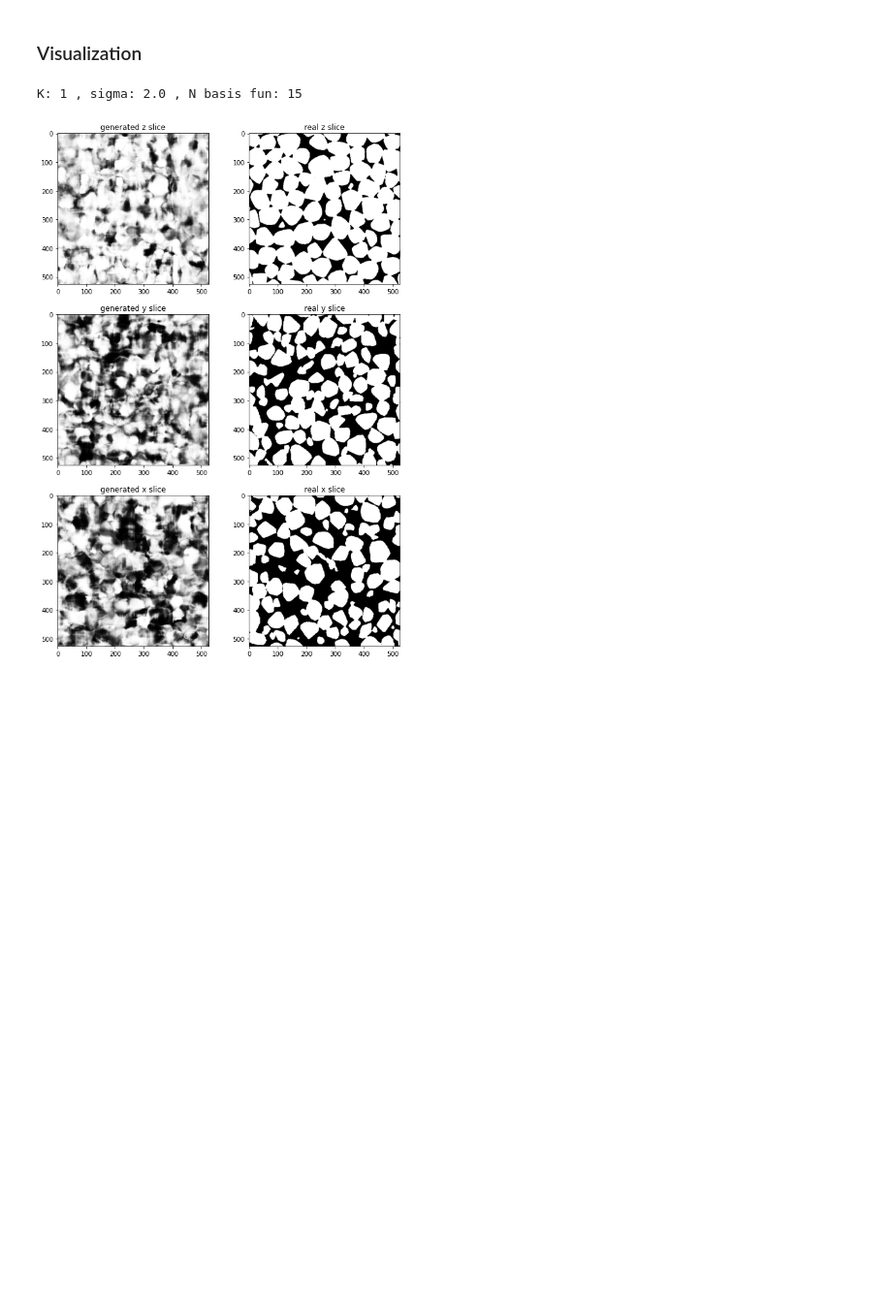
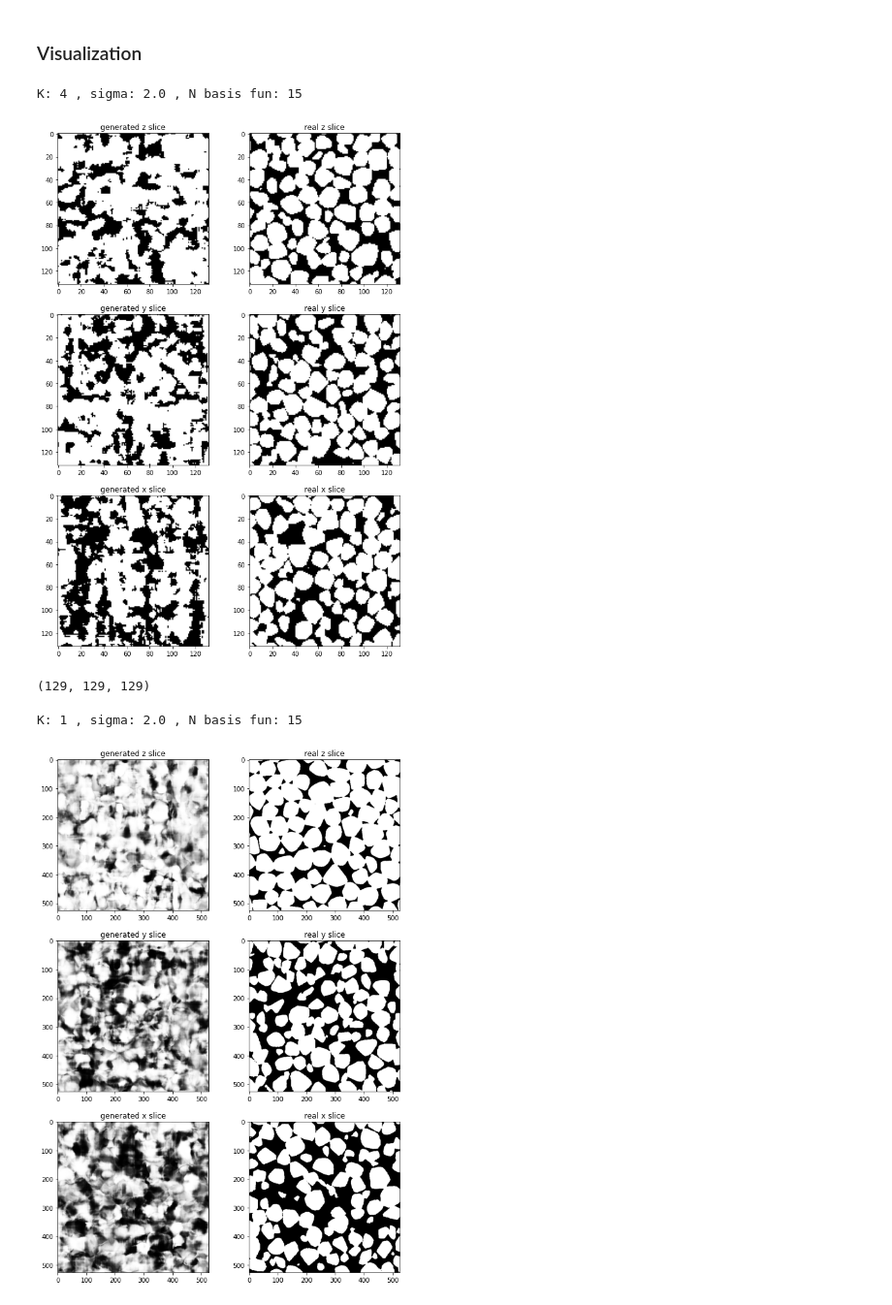
Before and after one commit to aiboyko/saudi_aramco_data_technathon, a Jupyter notebook: fourier_to_show.ipynb, the cells around one changed output. Shown at 97% size. Cells and saved outputs as stored; diff of their text form; code cells hidden in the pictures; blank space fills up the shorter version.

```diff
--- a/fourier_to_show.ipynb
+++ b/fourier_to_show.ipynb
@@ -39,6 +41,6 @@ data_path = '/content/drive/My Drive/' #'/home/ab/Documents/DISK2TB/SaudiAramco/
 # %%
 tresh = 127
-data3d = (loadmat(data_path+'Normal_1_0.5.mat')["ctImage"] > tresh).astype(np.float)
+data3d = (loadmat(data_path+rock_name+'.mat')["ctImage"] > tresh).astype(np.float)
 # %% [markdown]
 ### Model
 # %%
@@ -178,7 +180,7 @@ class PartialDataset(Dataset):
         return indices
 # %%
 # Create masked dataset
-k = 1
+k = 4
 N_slices_approx = 4
 data = data3d[::k,::k,::k]
 
@@ -261,3 +244,14 @@ res_full = result_np
+# %%
+# for smaller data
+idx_full = np.concatenate([xx[:,:,:,None], yy[:,:,:,None], zz[:,:,:,None]], axis=-1)
+idx_full_torch = torch.Tensor(idx_full).float()
+
+splitted_idx = torch.split(idx_full_torch, 1)
+res_list = []
+for t in splitted_idx:
+    res_list.append(md(t.to(device)).data.cpu().sigmoid().numpy().squeeze(-1))
+
+res_full = np.concatenate(res_list, axis=0)
 # %% [markdown]
 ### Visualization
 # %%
@@ -266,7 +260,7 @@ def plot_selected_slices(selected_idx, res_full, data, mask, axis='z', idx_plot=
 
     #plt.suptitle(axis+' slice', fontsize=14)
     plt.subplot(3, 2, 2*idx_plot-1)
-    plt.imshow(res.T[:, :], cmap='gray')
+    plt.imshow(res[:, :], cmap='gray')
     plt.title('generated ' + axis + ' slice')
 
 
@@ -285,3 +279,24 @@ def plot_selected_slices(selected_idx, res_full, data, mask, axis='z', idx_plot=
     plt.subplot(3, 2, 2*idx_plot)
     plt.imshow(data_sel, cmap='gray')
     plt.title('real ' + axis + ' slice')
+# %%
+print("K:", k, ", sigma:", sigma, ", N basis fun:", num_freq)
+sel_slice = 30
+#res_sigm = torch.from_numpy(result_np).float().sigmoid().numpy()
+
+sel = (slice(None), slice(None), sel_slice)
+plt.figure(figsize=(10,15))
+plot_selected_slices(sel, (res_full>0.5).transpose(1,0,2), data, mask, idx_plot=1)
+
+sel = (slice(None), sel_slice, slice(None))
+plot_selected_slices(sel, (res_full>0.5).transpose(1,0,2), data, mask, axis='y', idx_plot=2)
+
+sel = (sel_slice, slice(None), slice(None))
+plot_selected_slices(sel, (res_full>0.5).transpose(1,0,2), data, mask, axis='x', idx_plot=3)
+# %% [output]
+K: 4 , sigma: 2.0 , N basis fun: 15
+[figure, added]
+# %%
+res_full.shape
+# %% [output]
+(129, 129, 129)
```
Also changed, not shown: parts of 8 cells of this notebook.
